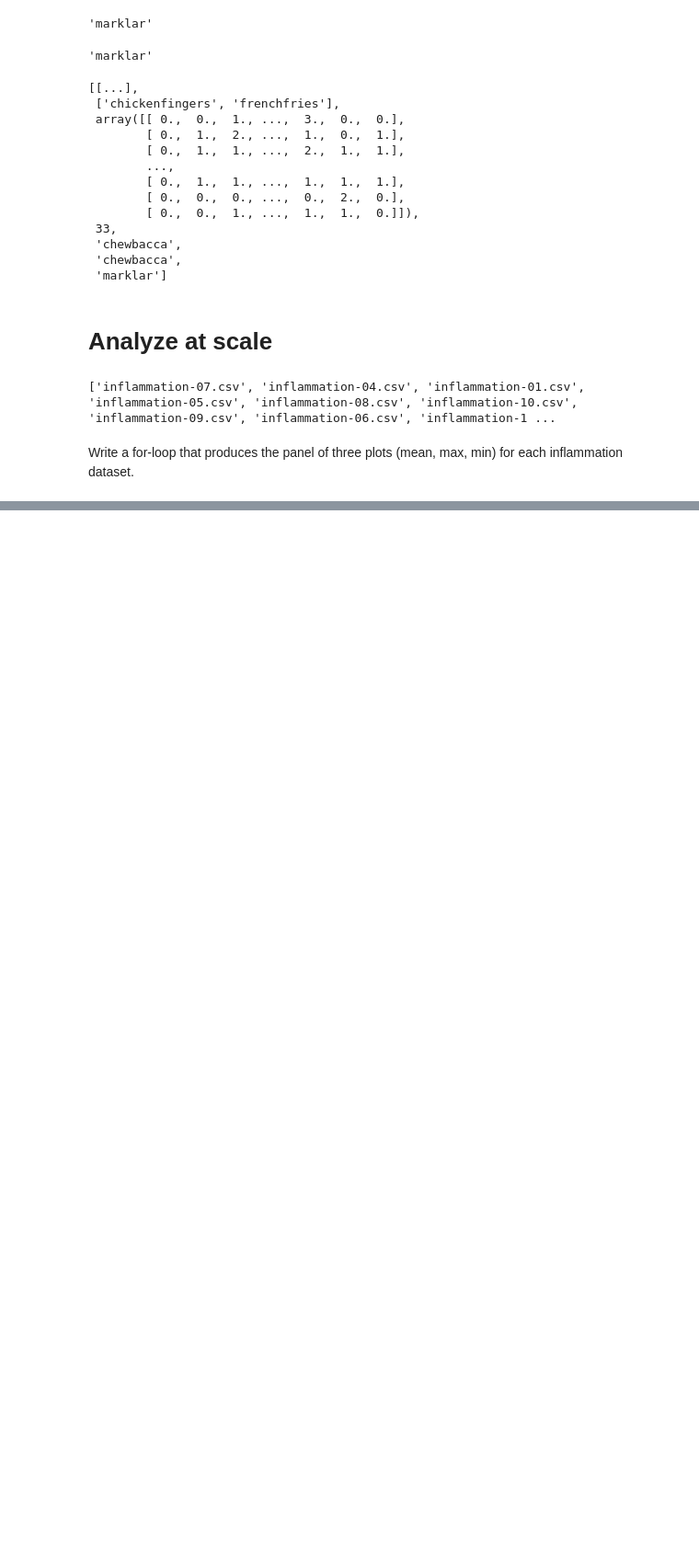
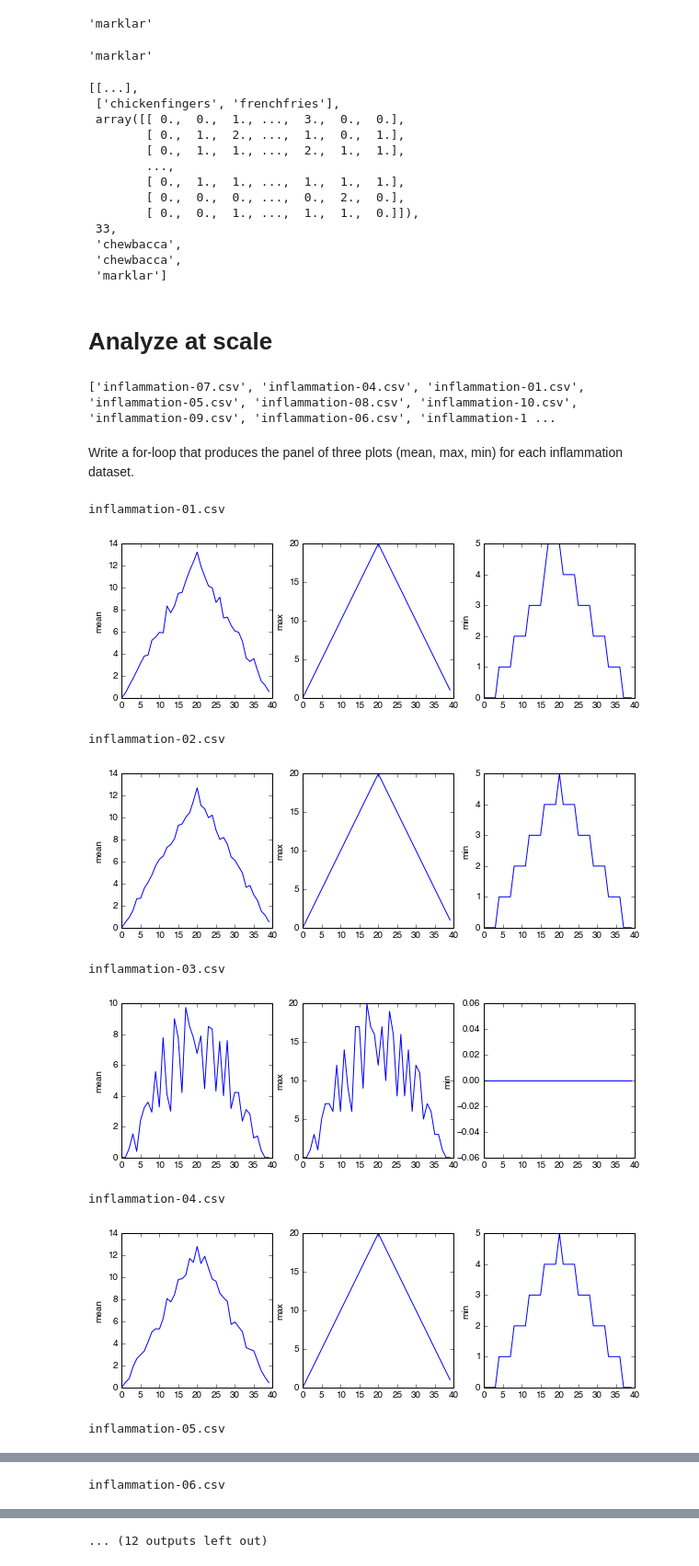
Before and after one commit to dotsdl/swc_asuphysics_python, a Jupyter notebook: Inflmmation_analysis.ipynb, the cells around one changed output, grey strips where cells are left out. Shown: that part at 92% size. Drawn from its saved outputs; the diff is of its cells as text; code cells hidden in the pictures; blank space fills up the shorter version.

```diff
--- a/Inflmmation_analysis.ipynb
+++ b/Inflmmation_analysis.ipynb
@@ -488,0 +491,46 @@ Write a for-loop that produces the panel of three plots (mean, max, min) for eac
+# %%
+# get filenames
+filenames = glob.glob('inflammation*.csv')
+
+# sort them *inplace*
+filenames.sort()
+
+# iterate through each filename
+for filename in filenames:
+    # so we know what we're looking at
+    print(filename)
+
+    # load data
+    data = numpy.loadtxt(fname=filename, delimiter=',')
+
+    # make a figure object, with 3 axes in 1 row, 3 columns
+    fig = plt.figure(figsize=(10,3))
+
+    ax1 = fig.add_subplot(1, 3, 1)
+    ax2 = fig.add_subplot(1, 3, 2)
+    ax3 = fig.add_subplot(1, 3, 3)
+
+    # plot means
+    ax1.set_ylabel('mean')
+    ax1.plot(data.mean(axis=0))
+
+    # plot maxes
+    ax2.set_ylabel('max')
+    ax2.plot(data.max(axis=0))
+
+    # plot minses
+    ax3.set_ylabel('min')
+    ax3.plot(data.min(axis=0))
+
+    # tells matplotlib to render the figure as an image NOW
+    plt.show(fig)
+# %% [output]
+inflammation-01.csv
+[figure, added]
+inflammation-02.csv
+[figure, added]
+inflammation-03.csv
+[figure, added]
+inflammation-04.csv
+[figure, added]
+inflammation-05.csv
@@ -488,0 +538 @@ Write a for-loop that produces the panel of three plots (mean, max, min) for eac
+inflammation-06.csv
@@ -488,0 +540 @@ Write a for-loop that produces the panel of three plots (mean, max, min) for eac
+... (12 outputs left out)
```
Also changed, not shown: parts of 2 cells of this notebook.
